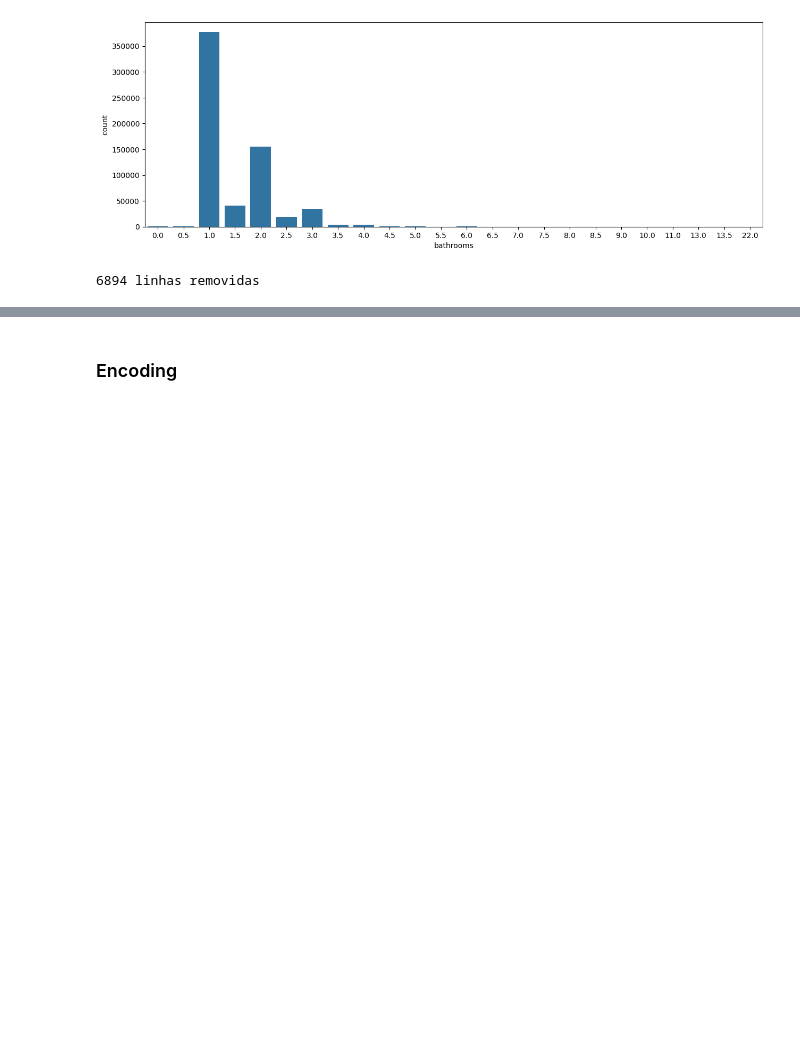
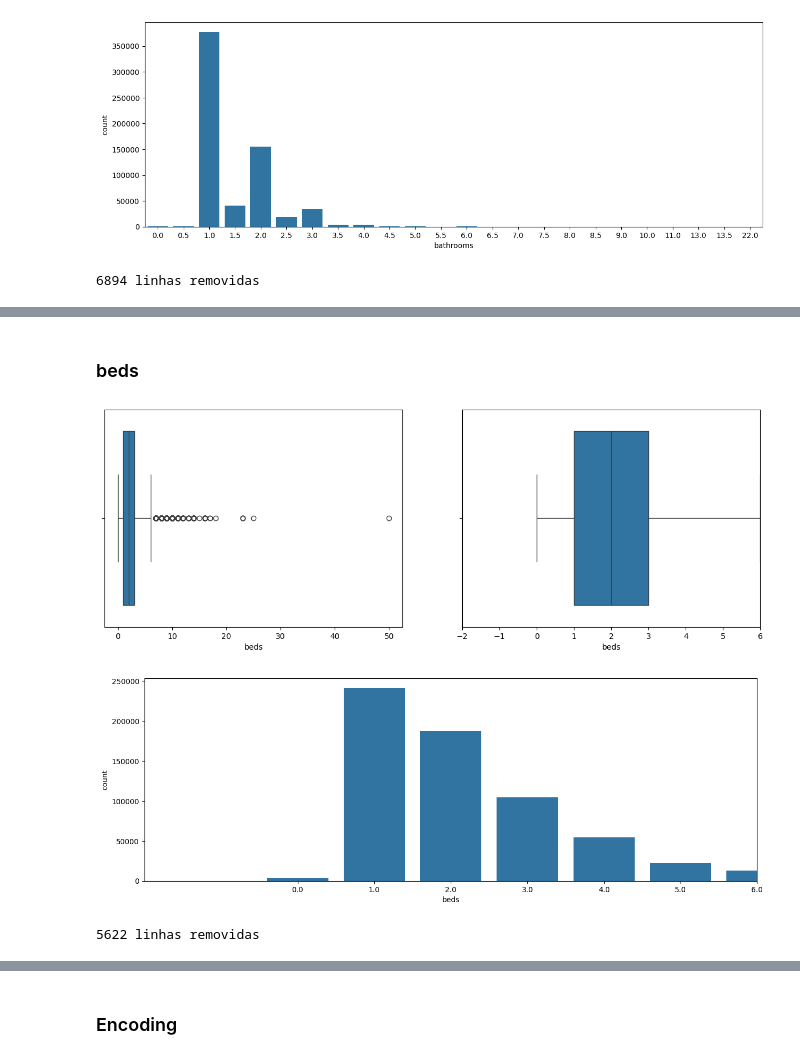
Before and after one commit to MarcioLuizBR/Ciencia_dados_Airbnb, a Jupyter notebook: Solução Airbnb Rio.ipynb, the cells around one changed output, grey strips where cells are left out. Drawn from its saved outputs; the diff is of its cells as text; code cells hidden in the pictures; blank space fills up the shorter version.

```diff
--- a/Solução Airbnb Rio.ipynb
+++ b/Solução Airbnb Rio.ipynb
@@ -503,0 +516,13 @@ number_of_reviews
+# %% [markdown]
+### beds
+# %%
+diagrama_caixa(base_airbnb['beds'])
+grafico_barra(base_airbnb['beds'])
+# %% [output]
+[figure, added]
+[figure, added]
+# %%
+base_airbnb, linhas_removidas = excluir_outliers(base_airbnb, 'beds')
+print(f'{linhas_removidas} linhas removidas')
+# %% [output]
+5622 linhas removidas
```
Also changed, not shown: parts of 25 cells of this notebook.
